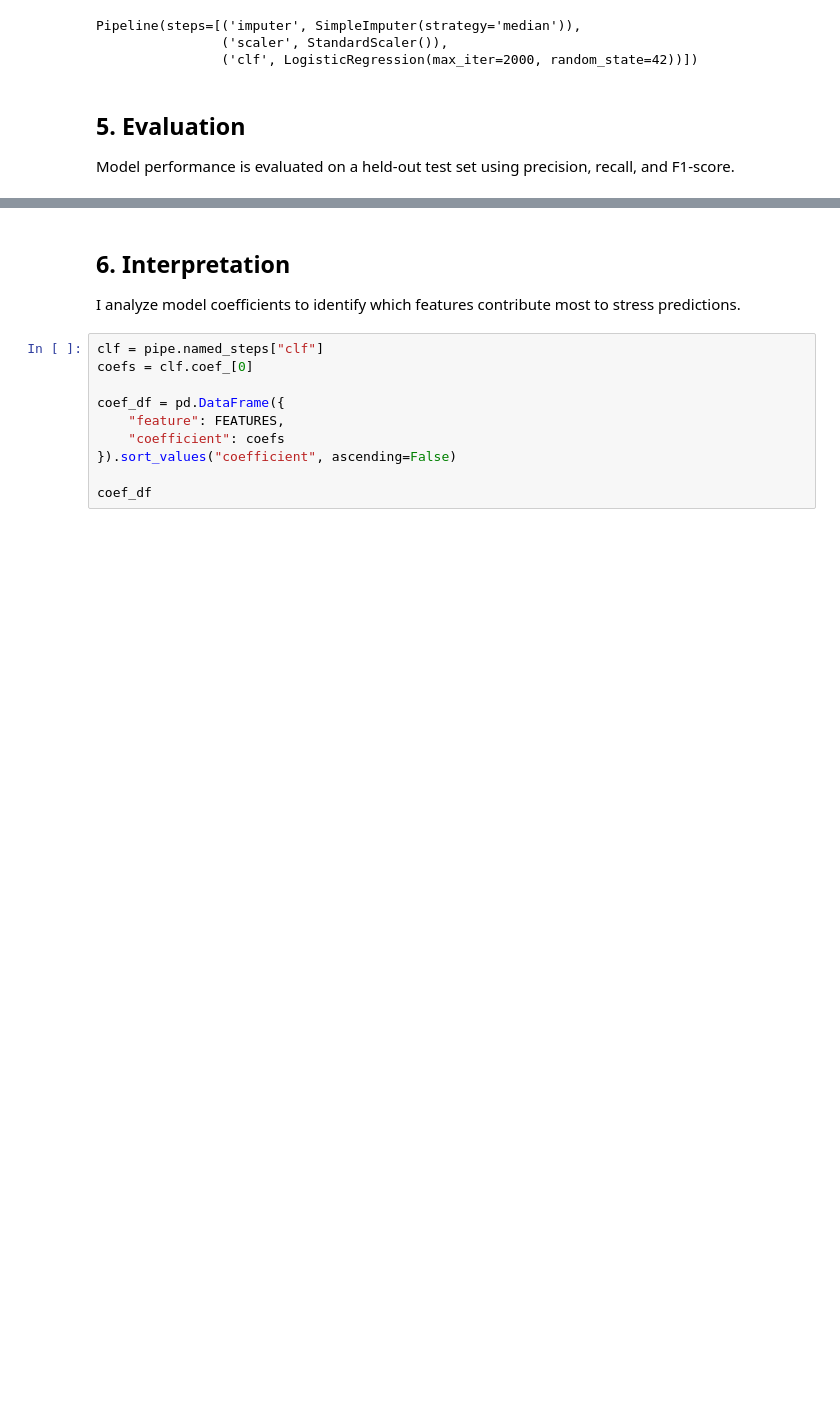
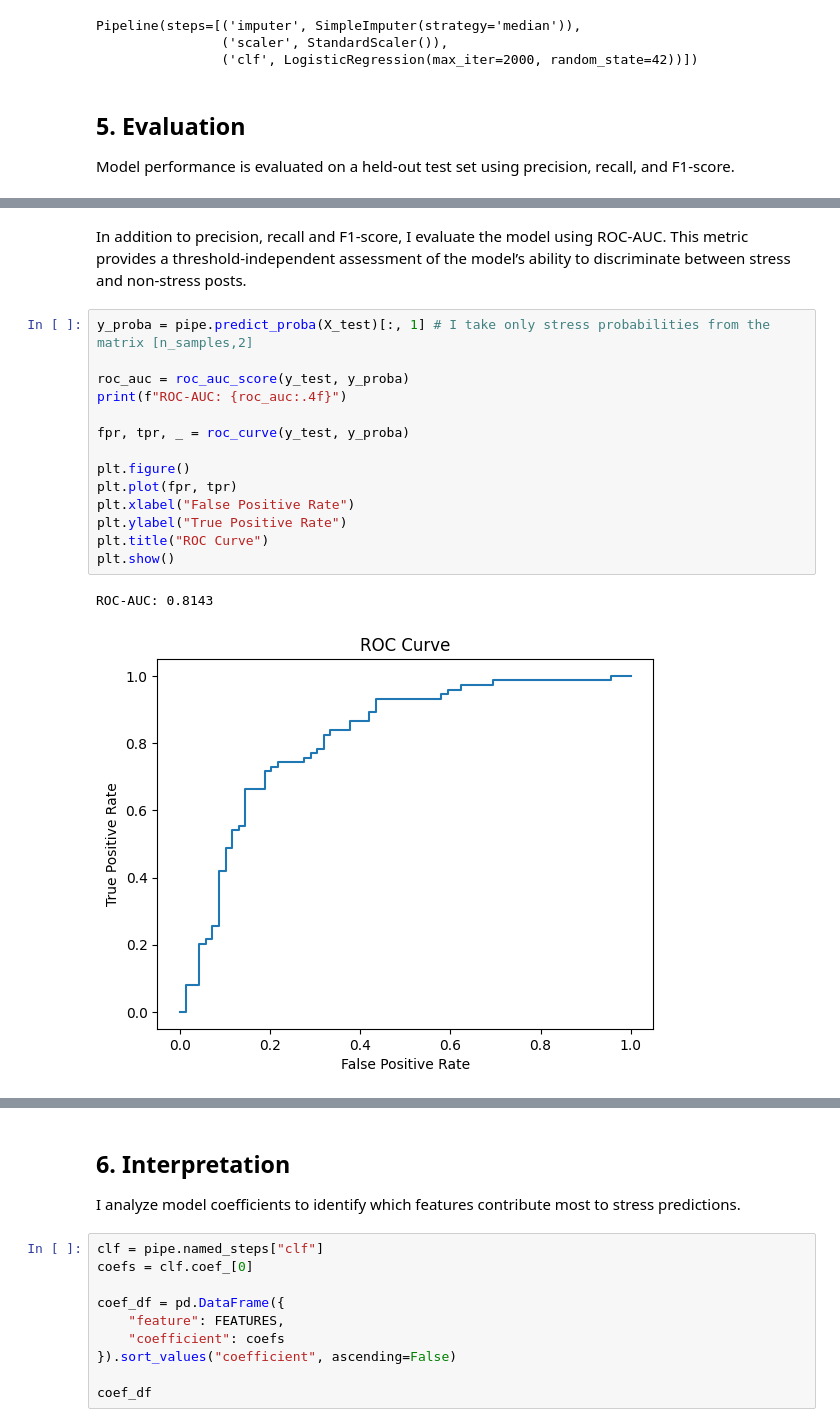
Before and after one commit to jacques2/dreaddit-stress-nlp, a Jupyter notebook: notebooks/02_train_baseline.ipynb, the cells around one changed output, grey strips where cells are left out. Saved outputs shown, nothing was run; the diff lists cells and outputs as text; blank space fills up the shorter version.

```diff
--- a/notebooks/02_train_baseline.ipynb
+++ b/notebooks/02_train_baseline.ipynb
@@ -139,0 +146,19 @@ Confusion matrix:
+# %% [markdown]
+In addition to precision, recall and F1-score, I evaluate the model using ROC-AUC. This metric provides a threshold-independent assessment of the model’s ability to discriminate between stress and non-stress posts.
+# %%
+y_proba = pipe.predict_proba(X_test)[:, 1] # I take only stress probabilities from the matrix [n_samples,2]
+
+roc_auc = roc_auc_score(y_test, y_proba)
+print(f"ROC-AUC: {roc_auc:.4f}")
+
+fpr, tpr, _ = roc_curve(y_test, y_proba)
+
+plt.figure()
+plt.plot(fpr, tpr)
+plt.xlabel("False Positive Rate")
+plt.ylabel("True Positive Rate")
+plt.title("ROC Curve")
+plt.show()
+# %% [output]
+ROC-AUC: 0.8143
+[figure, added]
```
Also changed, not shown: parts of 9 cells of this notebook.
